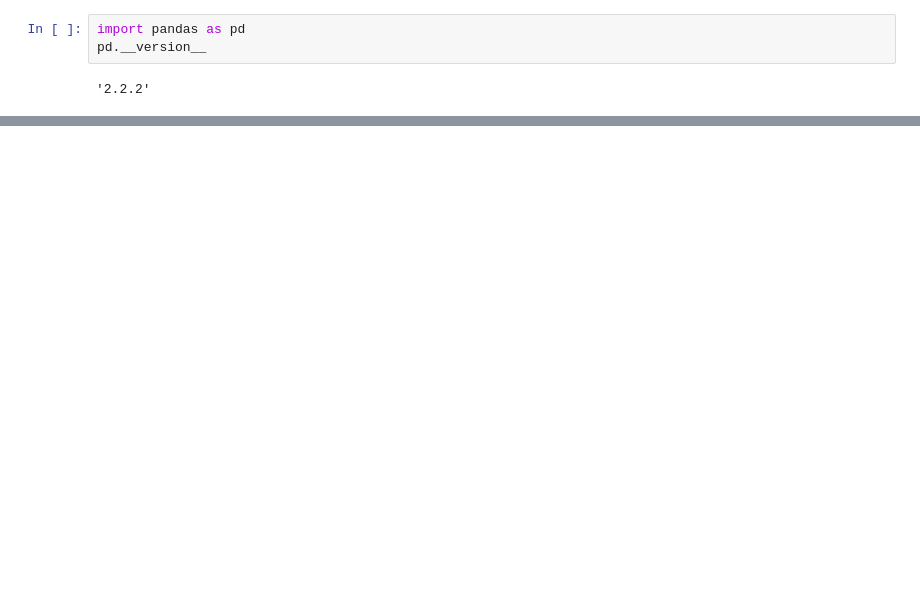
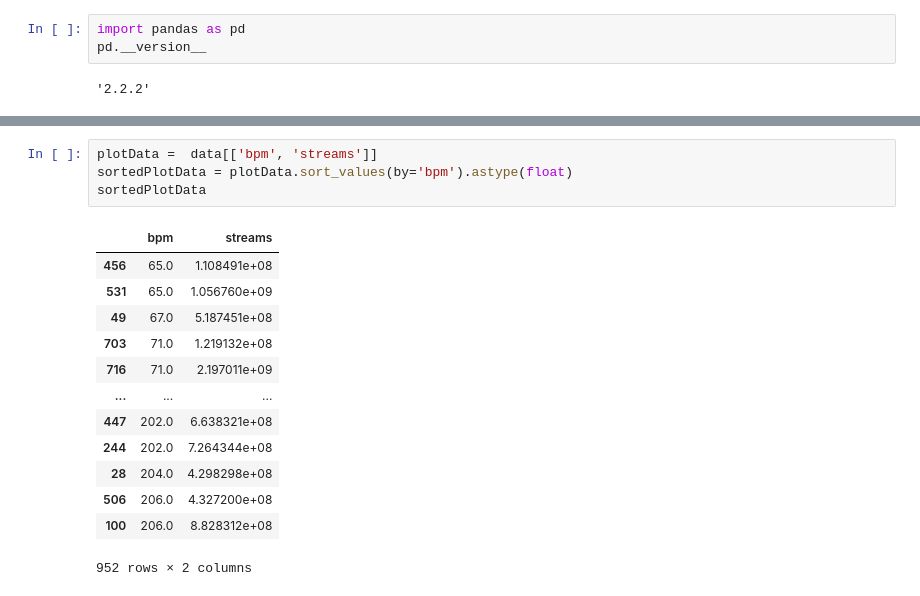
Before and after one commit to Magda98/tf-notebook, a Jupyter notebook: read_data.ipynb, the cells around one changed output, grey strips where cells are left out. Saved outputs shown, nothing was run; the diff lists cells and outputs as text; blank space fills up the shorter version.

```diff
--- a/read_data.ipynb
+++ b/read_data.ipynb
@@ -67,0 +68,18 @@ mean+std:  122.54 ± 28.06
+# %%
+plotData =  data[['bpm', 'streams']]
+sortedPlotData = plotData.sort_values(by='bpm').astype(float)
+sortedPlotData
+# %% [output]
+|  | bpm | streams |
+| 456 | 65.0 | 1.108491e+08 |
+| 531 | 65.0 | 1.056760e+09 |
+| 49 | 67.0 | 5.187451e+08 |
+| 703 | 71.0 | 1.219132e+08 |
+| 716 | 71.0 | 2.197011e+09 |
+| ... | ... | ... |
+| 447 | 202.0 | 6.638321e+08 |
+| 244 | 202.0 | 7.264344e+08 |
+| 28 | 204.0 | 4.298298e+08 |
+| 506 | 206.0 | 4.327200e+08 |
+| 100 | 206.0 | 8.828312e+08 |
+952 rows × 2 columns
```
Also changed, not shown: parts of 5 cells of this notebook, 3 other files.
